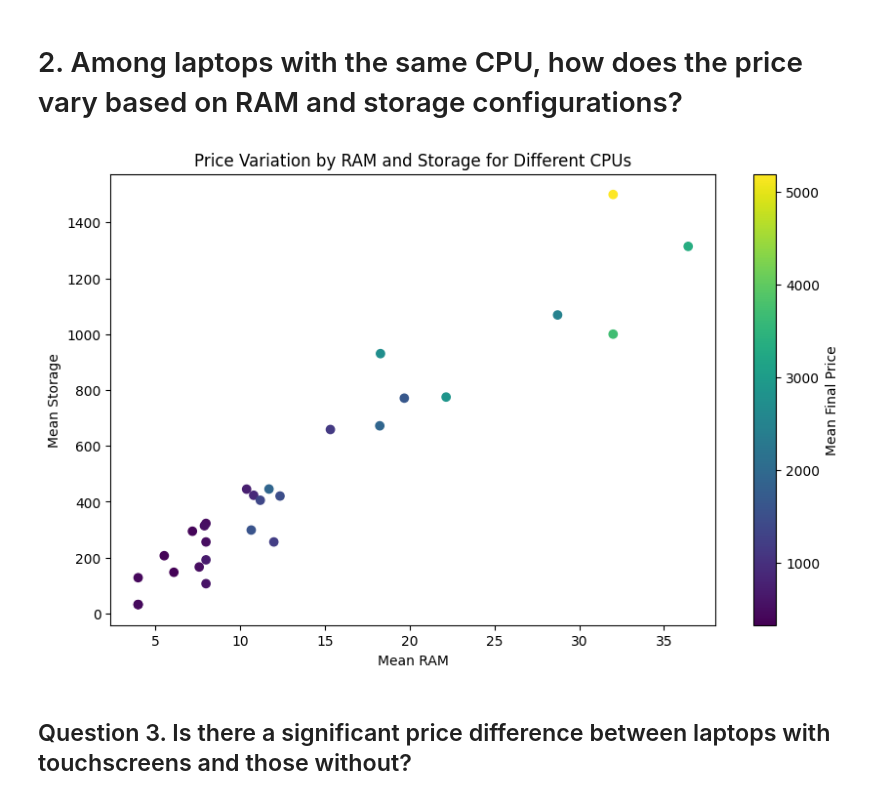
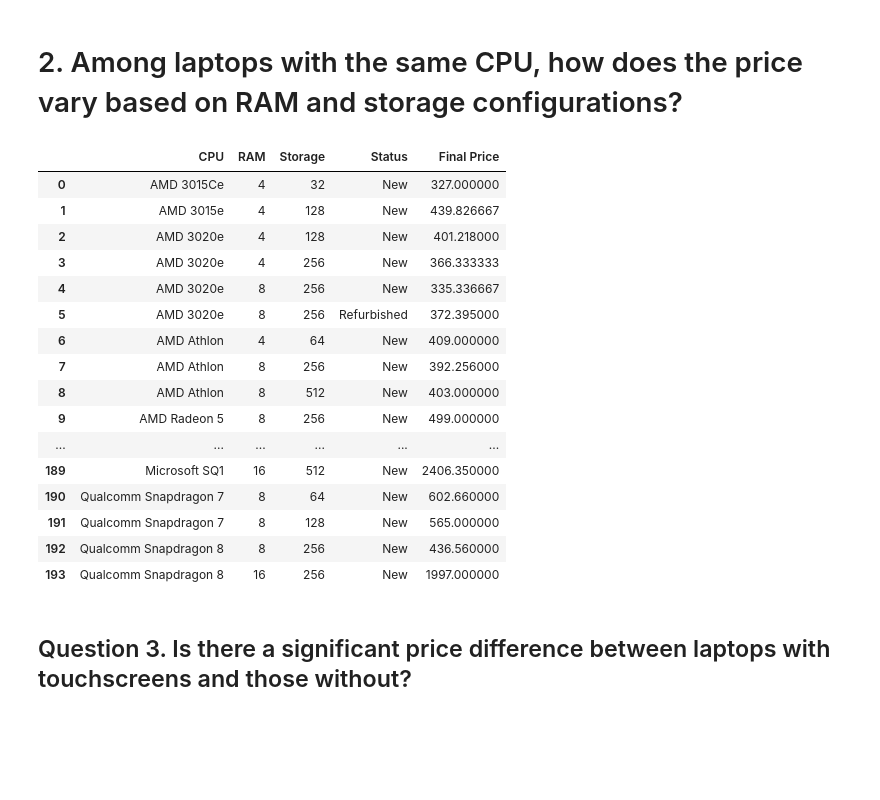
Before and after one commit to Jimmoh/Laptops, a Jupyter notebook: laptops.ipynb, the cells around one changed output. Cells and saved outputs as stored; diff of their text form; code cells hidden in the pictures; blank space fills up the shorter version.

```diff
--- a/laptops.ipynb
+++ b/laptops.ipynb
@@ -5,6 +5,8 @@ import pandas as pd
 import numpy as np
 import matplotlib.pyplot as plt
 from scipy.stats import ttest_ind
+pd.options.display.max_columns=None
+pd.options.display.max_rows=None
 # %%
 #Load a data file named laptops.csv.
 df = pd.read_csv("laptops.csv")
@@ -328,22 +372,38 @@ The model with the highest RAM capacity among laptops with an AMD Ryzen processo
 # %% [markdown]
 # 2. Among laptops with the same CPU, how does the price vary based on RAM and storage configurations?
 # %%
-grouped = df.groupby('CPU').agg({
+grouped = df.groupby(['CPU', 'RAM', 'Storage', 'Status']).agg({
     'Final Price': 'mean',
-    'RAM': 'mean',
-    'Storage': 'mean'
 }).reset_index()
 
 # Visualize the relationship using scatter plots
-plt.figure(figsize=(10, 6))
-plt.scatter(grouped['RAM'], grouped['Storage'], c=grouped['Final Price'], cmap='viridis')
-plt.colorbar(label='Mean Final Price')
-plt.xlabel('Mean RAM')
-plt.ylabel('Mean Storage')
-plt.title('Price Variation by RAM and Storage for Different CPUs')
-plt.show()
+# plt.figure(figsize=(10, 6))
+# plt.scatter(grouped['RAM'], grouped['Storage'], c=grouped['Final Price'], cmap='viridis')
+# plt.colorbar(label='Mean Final Price')
+# plt.xlabel('Mean RAM')
+# plt.ylabel('Mean Storage')
+# plt.title('Price Variation by RAM and Storage for Different CPUs')
+# plt.show()
+
+grouped
 # %% [output]
-[figure, removed]
+|  | CPU | RAM | Storage | Status | Final Price |
+| 0 | AMD 3015Ce | 4 | 32 | New | 327.000000 |
+| 1 | AMD 3015e | 4 | 128 | New | 439.826667 |
+| 2 | AMD 3020e | 4 | 128 | New | 401.218000 |
+| 3 | AMD 3020e | 4 | 256 | New | 366.333333 |
+| 4 | AMD 3020e | 8 | 256 | New | 335.336667 |
+| 5 | AMD 3020e | 8 | 256 | Refurbished | 372.395000 |
+| 6 | AMD Athlon | 4 | 64 | New | 409.000000 |
+| 7 | AMD Athlon | 8 | 256 | New | 392.256000 |
+| 8 | AMD Athlon | 8 | 512 | New | 403.000000 |
+| 9 | AMD Radeon 5 | 8 | 256 | New | 499.000000 |
+| ... | ... | ... | ... | ... | ... |
+| 189 | Microsoft SQ1 | 16 | 512 | New | 2406.350000 |
+| 190 | Qualcomm Snapdragon 7 | 8 | 64 | New | 602.660000 |
+| 191 | Qualcomm Snapdragon 7 | 8 | 128 | New | 565.000000 |
+| 192 | Qualcomm Snapdragon 8 | 8 | 256 | New | 436.560000 |
+| 193 | Qualcomm Snapdragon 8 | 16 | 256 | New | 1997.000000 |
 # %% [markdown]
 ## Question 3. Is there a significant price difference between laptops with touchscreens and those without?
 # %%
```
Also changed, not shown: parts of 4 cells of this notebook.
